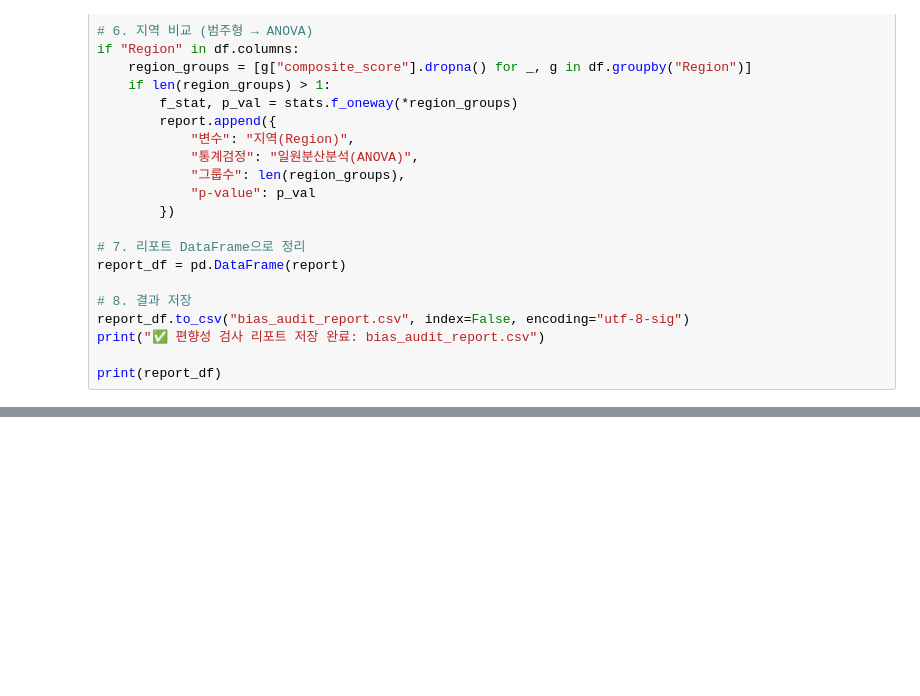
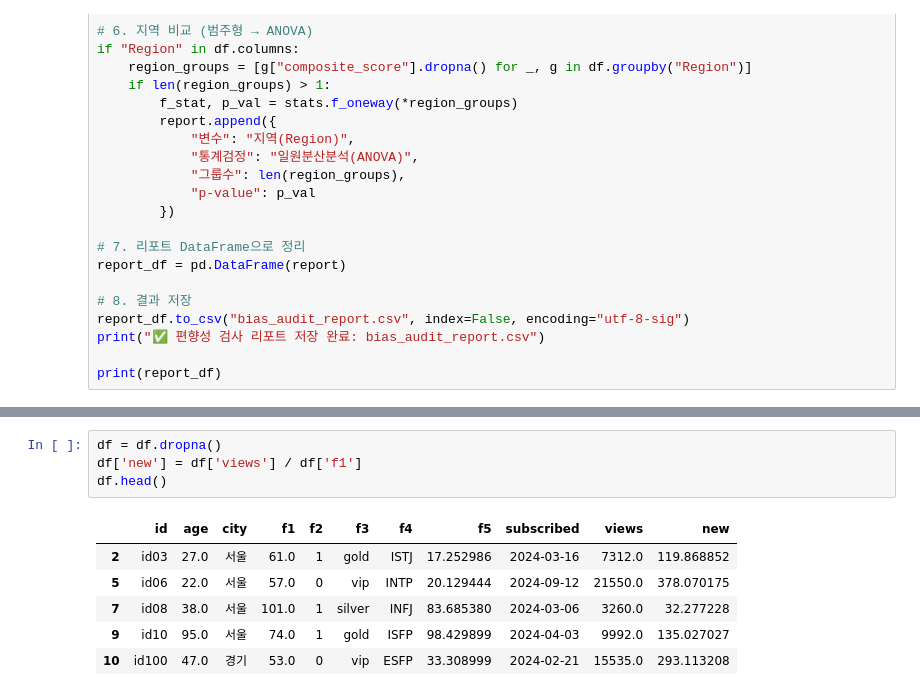
Before and after one commit to va4756/yemoon_bigdata_test, a Jupyter notebook: sinagong_bigdata.ipynb, the cells around one changed output, grey strips where cells are left out. Drawn from its saved outputs; the diff is of its cells as text; blank space fills up the shorter version.

```diff
--- a/sinagong_bigdata.ipynb
+++ b/sinagong_bigdata.ipynb
@@ -3367,0 +3499,11 @@ print(report_df)
+# %%
+df = df.dropna()
+df['new'] = df['views'] / df['f1']
+df.head()
+# %% [output]
+|  | id | age | city | f1 | f2 | f3 | f4 | f5 | subscribed | views | new |
+| 2 | id03 | 27.0 | 서울 | 61.0 | 1 | gold | ISTJ | 17.252986 | 2024-03-16 | 7312.0 | 119.868852 |
+| 5 | id06 | 22.0 | 서울 | 57.0 | 0 | vip | INTP | 20.129444 | 2024-09-12 | 21550.0 | 378.070175 |
+| 7 | id08 | 38.0 | 서울 | 101.0 | 1 | silver | INFJ | 83.685380 | 2024-03-06 | 3260.0 | 32.277228 |
+| 9 | id10 | 95.0 | 서울 | 74.0 | 1 | gold | ISFP | 98.429899 | 2024-04-03 | 9992.0 | 135.027027 |
+| 10 | id100 | 47.0 | 경기 | 53.0 | 0 | vip | ESFP | 33.308999 | 2024-02-21 | 15535.0 | 293.113208 |
```
Also changed, not shown: parts of 20 cells of this notebook.
